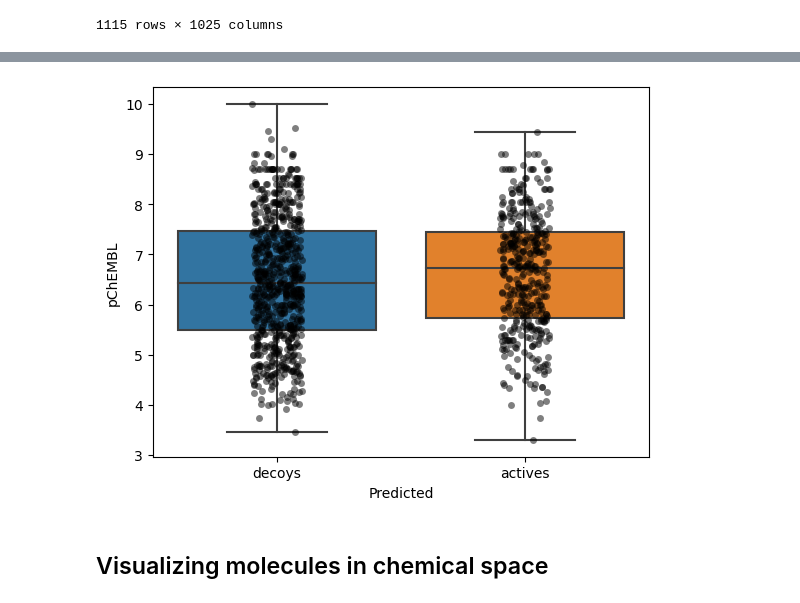
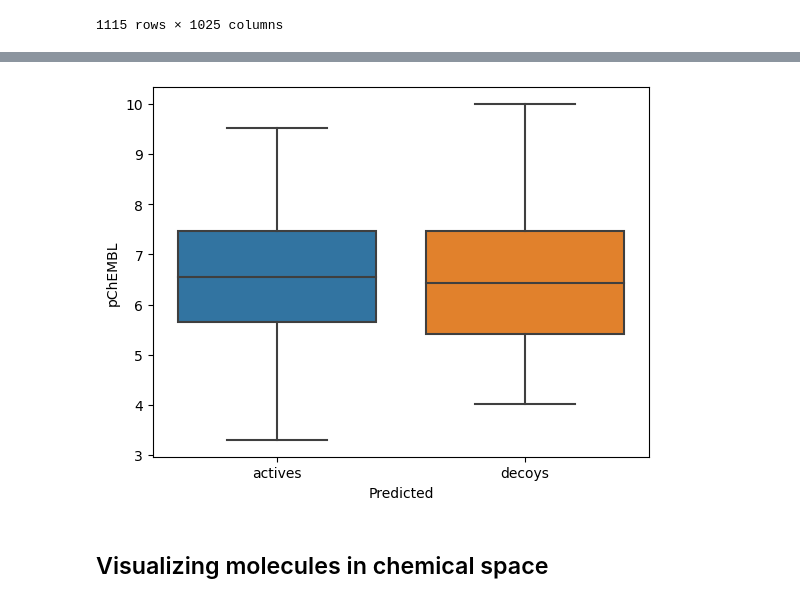
Before and after one commit to lich-uct/cdd2023, a Jupyter notebook: vmelichar/project.ipynb, the cells around one changed output, grey strips where cells are left out. Cells and saved outputs as stored; diff of their text form; code cells hidden in the pictures.

```diff
--- a/vmelichar/project.ipynb
+++ b/vmelichar/project.ipynb
@@ -201,7 +201,7 @@ X = fp_df_c.drop("Source", axis=1)
 y = fp_df_c["Source"]
 
 X_train, X_test, y_train, y_test = train_test_split(X, y, test_size=0.2, random_state=42)
-X_train, X_val, y_train, y_val = train_test_split(X_train, y_train, test_size=0.2, random_state=42)
+X_train, X_val, y_train, y_val = train_test_split(X_train, y_train, test_size=0.25, random_state=42)
 
 X_train.shape, y_train.shape, X_test.shape, y_test.shape, X_val.shape, y_val.shape
 # %% [output]
@@ -211,15 +208,0 @@ X_train.shape, y_train.shape, X_test.shape, y_test.shape, X_val.shape, y_val.sha
-# %%
-# do random forest
-from sklearn.ensemble import RandomForestClassifier
-from sklearn.metrics import confusion_matrix, roc_auc_score, roc_curve, precision_recall_curve
-from sklearn.metrics import accuracy_score, precision_score, recall_score, f1_score
-
-rf = RandomForestClassifier(n_estimators=100, random_state=42, n_jobs=-1)
-rf.fit(X_train, y_train)
-
-y_pred_rf = rf.predict(X_test)
-y_pred_proba_rf = rf.predict_proba(X_test)[:,1]
-
-precision, recall, thresholds = precision_recall_curve(y_test.astype(int), y_pred_proba_rf)
-threshold = thresholds[np.argmax((2 * precision * recall) / (precision + recall))]
-print(f"Best threshold (best F1 score): {threshold}")
@@ -286,21 +285,0 @@ plt.show()
-# %%
-# do lgbm classification
-import lightgbm as lgb
-
-lgb_train = lgb.Dataset(X_train, y_train)
-lgb_eval = lgb.Dataset(X_val, y_val, reference=lgb_train)
-
-params = {
-    'objective': 'binary',
-    'metric': 'cross_entropy',
-    'verbose': -1
-}
-
-gbm = lgb.train(params, lgb_train, num_boost_round=100, valid_sets=lgb_eval, early_stopping_rounds=10, verbose_eval=False)
-
-y_pred = gbm.predict(X_test, num_iteration=gbm.best_iteration)
-
-# find best threshold
-precision, recall, thresholds = precision_recall_curve(y_test, y_pred)
-threshold = thresholds[np.argmax((2 * precision * recall) / (precision + recall))]
-print(f"Best threshold (best F1 score): {threshold}")
@@ -486,8 +358,8 @@ fp_df
 X = fp_df.drop("pChEMBL", axis=1)
 y = fp_df["pChEMBL"]
 
-#y_pred_chembl = gbm.predict(X, num_iteration=gbm.best_iteration)
-y_pred_chembl = rf.predict(X)
+y_pred_chembl = gbm.predict(X, num_iteration=gbm.best_iteration)
+print
 
 y_pred_chembl = ['actives' if i > threshold else 'decoys' for i in y_pred_chembl]
 
@@ -515,10 +387,9 @@ Ttest_indResult(statistic=1.8155990746121844, pvalue=0.06970089437194014)
 # %%
 # boxplot by predicted
 sns.boxplot(data=distributions, x='Predicted', y='pChEMBL')
-sns.stripplot(data=distributions, x='Predicted', y='pChEMBL', color='black', alpha=0.5)
 plt.show()
 # %% [output]
-[figure, old version]
+[figure, new version]
 # %% [markdown]
 ## Visualizing molecules in chemical space
 # %%
```
Also changed, not shown: parts of 20 cells of this notebook.
